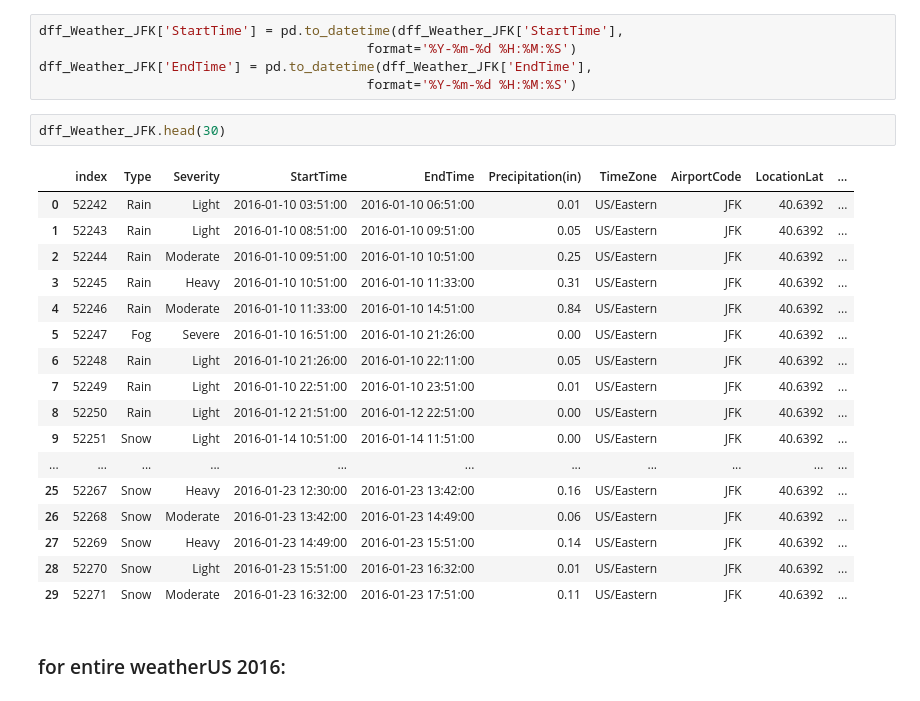
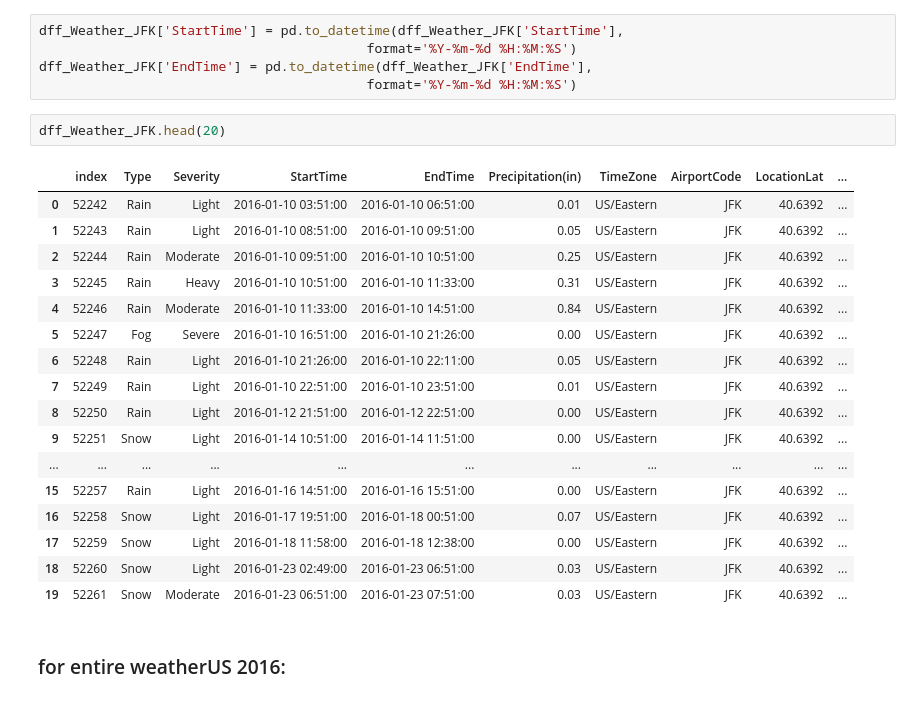
Before and after one commit to fausa/ADS508, a Jupyter notebook: Susy_EDA.ipynb, the cells around one changed output. Cells and saved outputs as stored; diff of their text form.

```diff
--- a/Susy_EDA.ipynb
+++ b/Susy_EDA.ipynb
@@ -629,25 +640,25 @@ dff_Weather_JFK['StartTime'] = pd.to_datetime(dff_Weather_JFK['StartTime'],
 dff_Weather_JFK['EndTime'] = pd.to_datetime(dff_Weather_JFK['EndTime'],
                                           format='%Y-%m-%d %H:%M:%S')
 # %%
-dff_Weather_JFK.head(30)
+dff_Weather_JFK.head(20)
 # %% [output]
 |  | index | Type | Severity | StartTime | EndTime | Precipitation(in) | TimeZone | AirportCode | LocationLat | ... |
 | 0 | 52242 | Rain | Light | 2016-01-10 03:51:00 | 2016-01-10 06:51:00 | 0.01 | US/Eastern | JFK | 40.6392 | ... |
 | 1 | 52243 | Rain | Light | 2016-01-10 08:51:00 | 2016-01-10 09:51:00 | 0.05 | US/Eastern | JFK | 40.6392 | ... |
 | 2 | 52244 | Rain | Moderate | 2016-01-10 09:51:00 | 2016-01-10 10:51:00 | 0.25 | US/Eastern | JFK | 40.6392 | ... |
 | 3 | 52245 | Rain | Heavy | 2016-01-10 10:51:00 | 2016-01-10 11:33:00 | 0.31 | US/Eastern | JFK | 40.6392 | ... |
 | 4 | 52246 | Rain | Moderate | 2016-01-10 11:33:00 | 2016-01-10 14:51:00 | 0.84 | US/Eastern | JFK | 40.6392 | ... |
 | 5 | 52247 | Fog | Severe | 2016-01-10 16:51:00 | 2016-01-10 21:26:00 | 0.00 | US/Eastern | JFK | 40.6392 | ... |
 | 6 | 52248 | Rain | Light | 2016-01-10 21:26:00 | 2016-01-10 22:11:00 | 0.05 | US/Eastern | JFK | 40.6392 | ... |
 | 7 | 52249 | Rain | Light | 2016-01-10 22:51:00 | 2016-01-10 23:51:00 | 0.01 | US/Eastern | JFK | 40.6392 | ... |
 | 8 | 52250 | Rain | Light | 2016-01-12 21:51:00 | 2016-01-12 22:51:00 | 0.00 | US/Eastern | JFK | 40.6392 | ... |
 | 9 | 52251 | Snow | Light | 2016-01-14 10:51:00 | 2016-01-14 11:51:00 | 0.00 | US/Eastern | JFK | 40.6392 | ... |
 | ... | ... | ... | ... | ... | ... | ... | ... | ... | ... | ... |
-| 25 | 52267 | Snow | Heavy | 2016-01-23 12:30:00 | 2016-01-23 13:42:00 | 0.16 | US/Eastern | JFK | 40.6392 | ... |
-| 26 | 52268 | Snow | Moderate | 2016-01-23 13:42:00 | 2016-01-23 14:49:00 | 0.06 | US/Eastern | JFK | 40.6392 | ... |
-| 27 | 52269 | Snow | Heavy | 2016-01-23 14:49:00 | 2016-01-23 15:51:00 | 0.14 | US/Eastern | JFK | 40.6392 | ... |
-| 28 | 52270 | Snow | Light | 2016-01-23 15:51:00 | 2016-01-23 16:32:00 | 0.01 | US/Eastern | JFK | 40.6392 | ... |
-| 29 | 52271 | Snow | Moderate | 2016-01-23 16:32:00 | 2016-01-23 17:51:00 | 0.11 | US/Eastern | JFK | 40.6392 | ... |
+| 15 | 52257 | Rain | Light | 2016-01-16 14:51:00 | 2016-01-16 15:51:00 | 0.00 | US/Eastern | JFK | 40.6392 | ... |
+| 16 | 52258 | Snow | Light | 2016-01-17 19:51:00 | 2016-01-18 00:51:00 | 0.07 | US/Eastern | JFK | 40.6392 | ... |
+| 17 | 52259 | Snow | Light | 2016-01-18 11:58:00 | 2016-01-18 12:38:00 | 0.00 | US/Eastern | JFK | 40.6392 | ... |
+| 18 | 52260 | Snow | Light | 2016-01-23 02:49:00 | 2016-01-23 06:51:00 | 0.03 | US/Eastern | JFK | 40.6392 | ... |
+| 19 | 52261 | Snow | Moderate | 2016-01-23 06:51:00 | 2016-01-23 07:51:00 | 0.03 | US/Eastern | JFK | 40.6392 | ... |
 # %% [markdown]
 ### for entire weatherUS 2016:
 # %%
```
Also changed, not shown: parts of 18 cells of this notebook.
